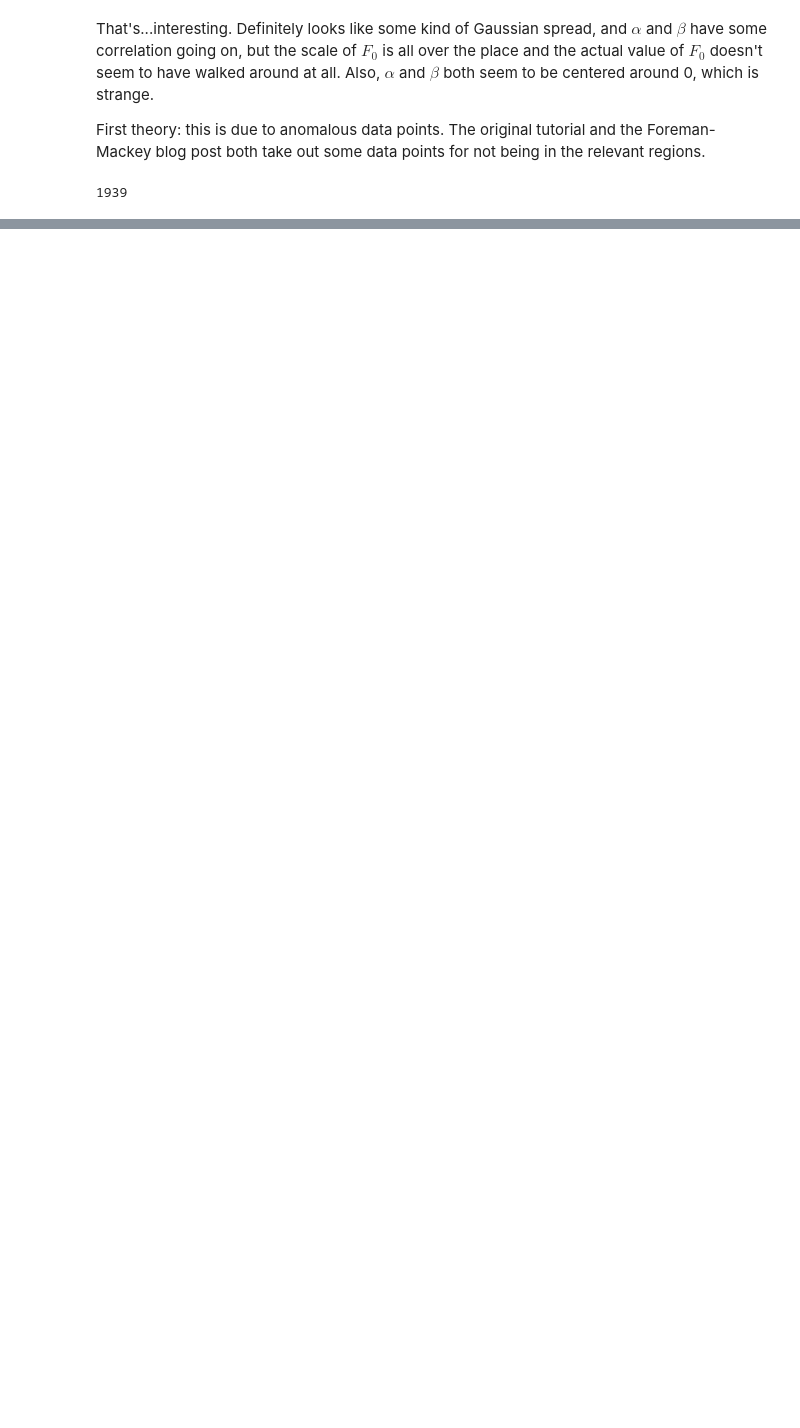
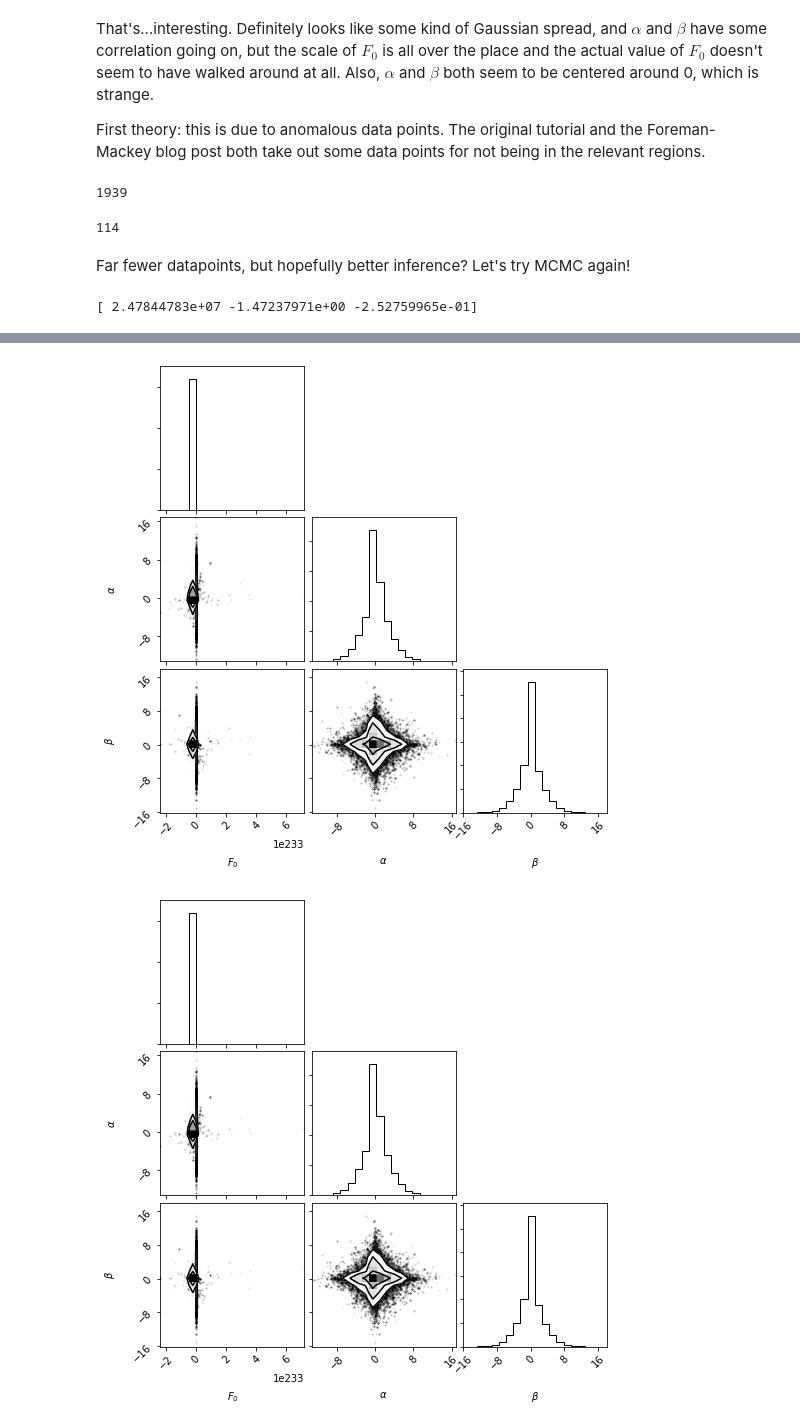
Before and after one commit to aditya-sengupta/exosyssim-prototyping, a Jupyter notebook: DR25-occurrence-tutorial/GKbaseline/occurrence_mcmc_vs_abc.ipynb, the cells around one changed output, grey strips where cells are left out. Saved outputs shown, nothing was run; the diff lists cells and outputs as text; code cells hidden in the pictures; blank space fills up the shorter version.

```diff
--- a/DR25-occurrence-tutorial/GKbaseline/occurrence_mcmc_vs_abc.ipynb
+++ b/DR25-occurrence-tutorial/GKbaseline/occurrence_mcmc_vs_abc.ipynb
@@ -99,3 +123,30 @@ First theory: this is due to anomalous data points. The original tutorial and th
 len(base_kois['corrected_prad'])
 # %% [output]
 1939
+# %%
+# restricting ranges to those in the original tutorial
+min_period, max_period = 50, 400
+min_rad, max_rad = 0.75, 2.5
+selection = np.where((base_kois.koi_period >= min_period) & (base_kois.koi_period <= max_period) & (np.isfinite(base_kois.corrected_prad)) & (base_kois.corrected_prad >= min_rad) & (base_kois.corrected_prad <= max_rad))[0]
+filtered_radii = np.array(base_kois['corrected_prad'])[selection]
+filtered_periods = base_kois['corrected_prad'][selection]
+print(len(selection))
+# %% [output]
+114
+# %% [markdown]
+Far fewer datapoints, but hopefully better inference? Let's try MCMC again!
+# %%
+log_prob = get_log_prob_fn(filtered_radii, filtered_periods)
+res = optimize.minimize(lambda theta: -log_prob(theta), np.array([1, 2, 3]))
+print(res.x)
+# %% [output]
+[ 2.47844783e+07 -1.47237971e+00 -2.52759965e-01]
+# %%
+pos = np.array([np.array(res.x) + np.random.normal(0, 1e-4, (3,)) for _ in range(16)])
+sampler = emcee.EnsembleSampler(16, 3, log_prob)
+pos, _, _ = sampler.run_mcmc(pos, 1000)
+sampler.reset()
+pos, _, _ = sampler.run_mcmc(pos, 4000)
+# %%
+corner.corner(sampler.flatchain, labels=[r'$F_0$', r'$\alpha$', r'$\beta$'])
+# %% [output]
@@ -101,0 +155,2 @@ len(base_kois['corrected_prad'])
+[figure, added]
+[figure, added]
```
Also changed, not shown: parts of 6 cells of this notebook.
